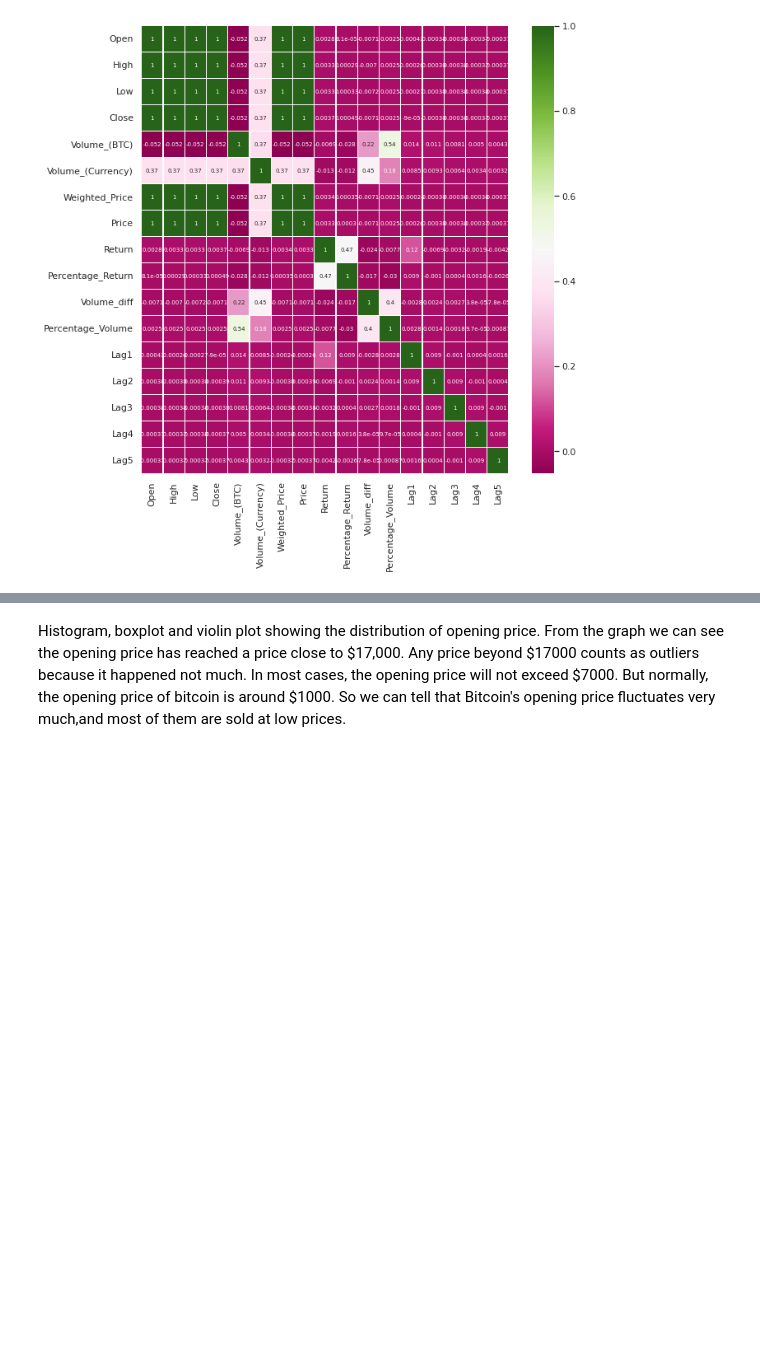
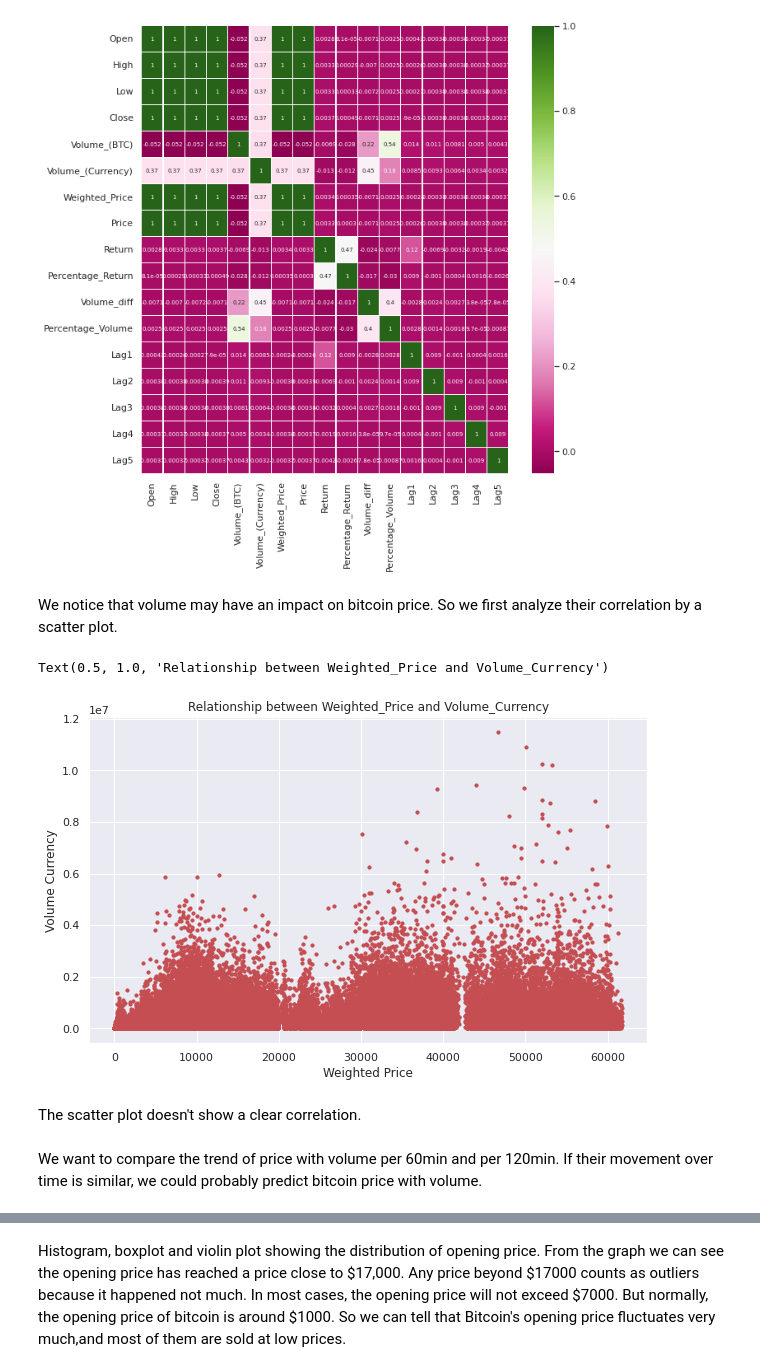
Before and after one commit to zhouchun0105/BA810_Team1, a Jupyter notebook: SUBMIT_Bitcoin_Price_and_Movement_Prediction.ipynb, the cells around one changed output, grey strips where cells are left out. Saved outputs shown, nothing was run; the diff lists cells and outputs as text; code cells hidden in the pictures; blank space fills up the shorter version.

```diff
--- a/SUBMIT_Bitcoin_Price_and_Movement_Prediction.ipynb
+++ b/SUBMIT_Bitcoin_Price_and_Movement_Prediction.ipynb
@@ -351,3 +439,17 @@ plt.rcParams['font.size']=7
 sns.heatmap(corr, cmap='PiYG', annot= True, linewidths=0.3 );
 # %% [output]
 [figure]
+# %% [markdown]
+We notice that volume may have an impact on bitcoin price. So we first analyze their correlation by a scatter plot.
+# %%
+plt.scatter(df['Weighted_Price'],df['Volume_Currency'],s = 10,c = 'r',marker = 'o')
+plt.xlabel('Weighted Price')
+plt.ylabel('Volume Currency')
+plt.title('Relationship between Weighted_Price and Volume_Currency')
+# %% [output]
+Text(0.5, 1.0, 'Relationship between Weighted_Price and Volume_Currency')
+[figure, added]
+# %% [markdown]
+The scatter plot doesn't show a clear correlation.
+# %% [markdown]
+We want to compare the trend of price with volume per 60min and per 120min. If their movement over time is similar, we could probably predict bitcoin price with volume.
```
Also changed, not shown: parts of 186 cells of this notebook.
